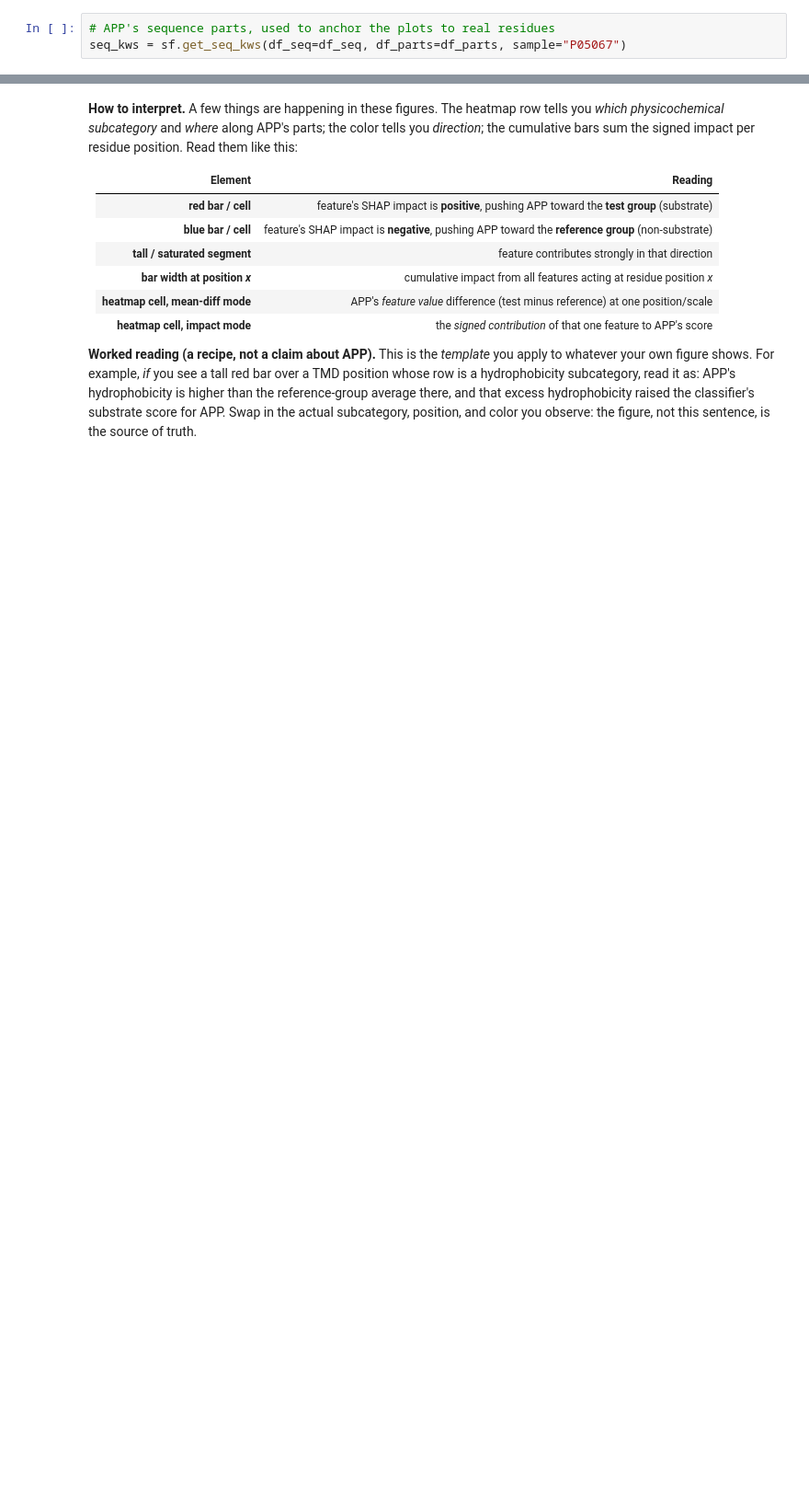
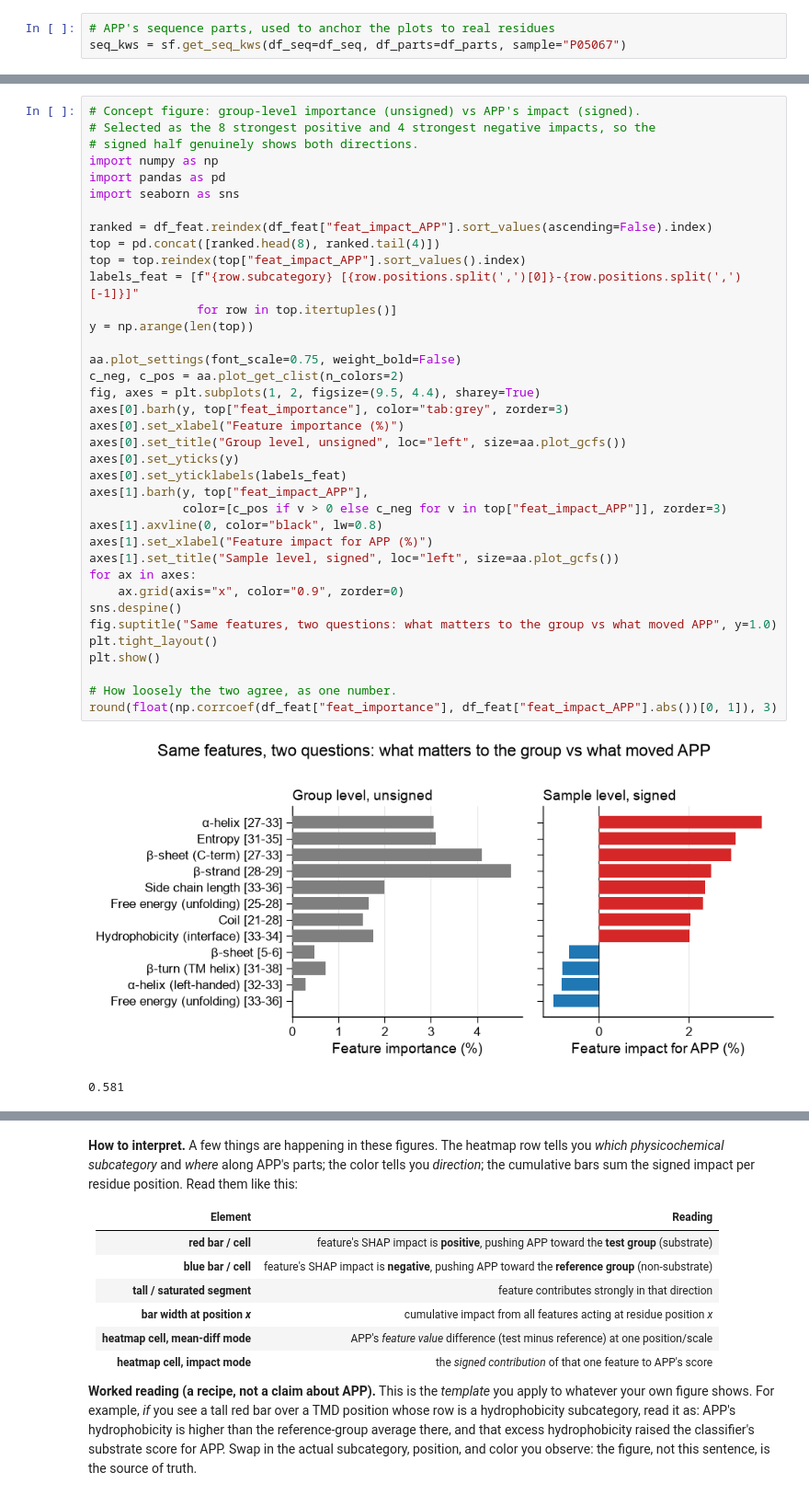
Before and after one commit to breimanntools/aaanalysis, a Jupyter notebook: protocols/protocol9_interpretability.ipynb, the cells around one changed output, grey strips where cells are left out. Shown at 92% size. Saved outputs shown, nothing was run; the diff lists cells and outputs as text; blank space fills up the shorter version.

```diff
--- a/protocols/protocol9_interpretability.ipynb
+++ b/protocols/protocol9_interpretability.ipynb
@@ -124,0 +141,40 @@ plt.show()
+# %%
+# Concept figure: group-level importance (unsigned) vs APP's impact (signed).
+# Selected as the 8 strongest positive and 4 strongest negative impacts, so the
+# signed half genuinely shows both directions.
+import numpy as np
+import pandas as pd
+import seaborn as sns
+
+ranked = df_feat.reindex(df_feat["feat_impact_APP"].sort_values(ascending=False).index)
+top = pd.concat([ranked.head(8), ranked.tail(4)])
+top = top.reindex(top["feat_impact_APP"].sort_values().index)
+labels_feat = [f"{row.subcategory} [{row.positions.split(',')[0]}-{row.positions.split(',')[-1]}]"
+               for row in top.itertuples()]
+y = np.arange(len(top))
+
+aa.plot_settings(font_scale=0.75, weight_bold=False)
+c_neg, c_pos = aa.plot_get_clist(n_colors=2)
+fig, axes = plt.subplots(1, 2, figsize=(9.5, 4.4), sharey=True)
+axes[0].barh(y, top["feat_importance"], color="tab:grey", zorder=3)
+axes[0].set_xlabel("Feature importance (%)")
+axes[0].set_title("Group level, unsigned", loc="left", size=aa.plot_gcfs())
+axes[0].set_yticks(y)
+axes[0].set_yticklabels(labels_feat)
+axes[1].barh(y, top["feat_impact_APP"],
+             color=[c_pos if v > 0 else c_neg for v in top["feat_impact_APP"]], zorder=3)
+axes[1].axvline(0, color="black", lw=0.8)
+axes[1].set_xlabel("Feature impact for APP (%)")
+axes[1].set_title("Sample level, signed", loc="left", size=aa.plot_gcfs())
+for ax in axes:
+    ax.grid(axis="x", color="0.9", zorder=0)
+sns.despine()
+fig.suptitle("Same features, two questions: what matters to the group vs what moved APP", y=1.0)
+plt.tight_layout()
+plt.show()
+
+# How loosely the two agree, as one number.
+round(float(np.corrcoef(df_feat["feat_importance"], df_feat["feat_impact_APP"].abs())[0, 1]), 3)
+# %% [output]
+[figure, added]
+0.581
```
Also changed, not shown: parts of 11 cells of this notebook, 5 other files.
